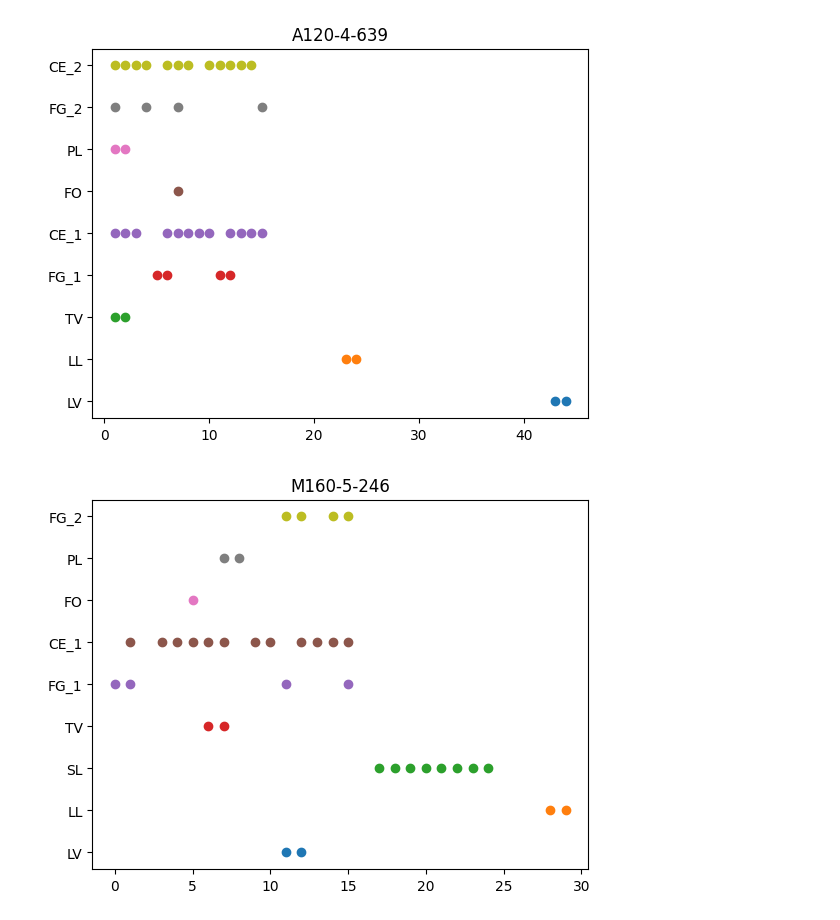
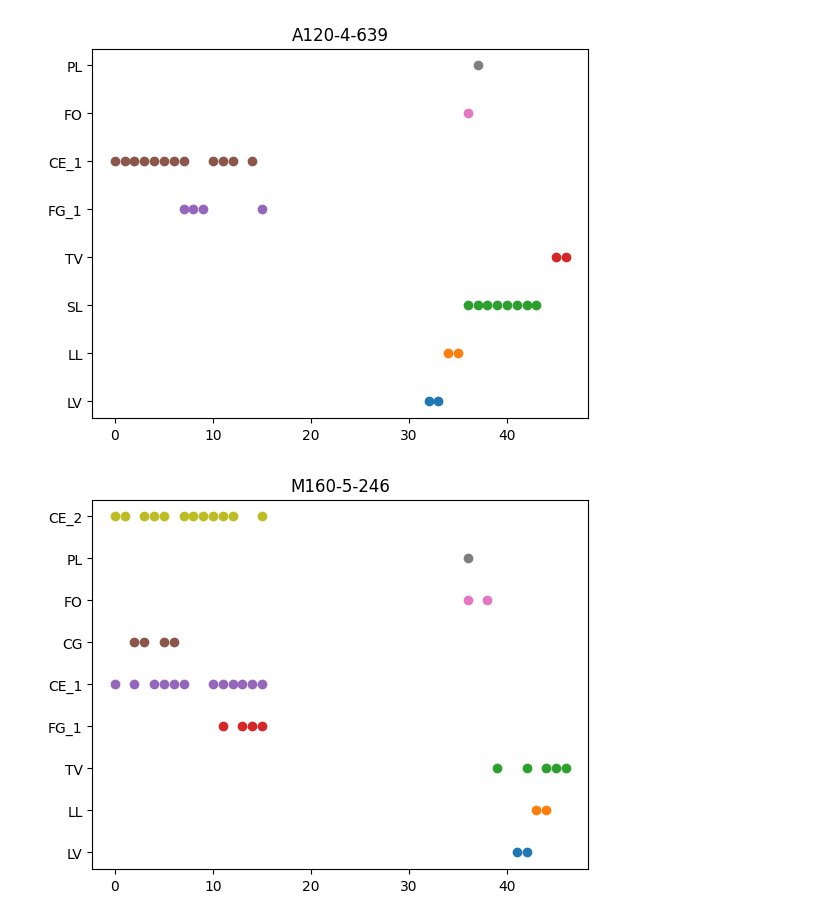
Before and after one commit to adarraillan/Use_Case_SPIE, a Jupyter notebook: Optimization/visualization.ipynb, the cells around one changed output. Cells and saved outputs as stored; diff of their text form; code cells hidden in the pictures.

Commit message:
Individual init modifs

```diff
--- a/Optimization/visualization.ipynb
+++ b/Optimization/visualization.ipynb
@@ -12,5 +12,5 @@ plannings = joblib.load("out/Plannings.joblib")
 solution : Individual
 solution = joblib.load("out/Solution.joblib")
 
-solutions : List[Individual]
-solutions = joblib.load("out/Solutions.joblib")
+solutions = joblib.load("out/Solution_f10.joblib")
+# print(solutions)
@@ -25,24 +24,24 @@ plt.plot(day_consumption)
 # %%
 def plot_planning(planning,title):
     m_count = 0
     plt.figure()
     plt.title(title)
     for machine in planning.keys():
         m_count += 1
         x = []
         y = []
         for time in planning[machine]:
             x.append(time)
             y.append(machine)
 
         plt.scatter(x,y)
 
 k = 0
 
-plannings = solutions[k].plannings
+plannings = solutions[k][0].plannings
 nodes_names = list(network_dict.keys())
-for i in range(5):
+for i in range(10):
     plot_planning(plannings[i],network_dict[nodes_names[k]][i])
 # %% [output]
-[figure, old version]
+[figure, new version]
-[figure, old version]
+[figure, new version]
```
Also changed, not shown: parts of 4 cells of this notebook, 6 other files.
